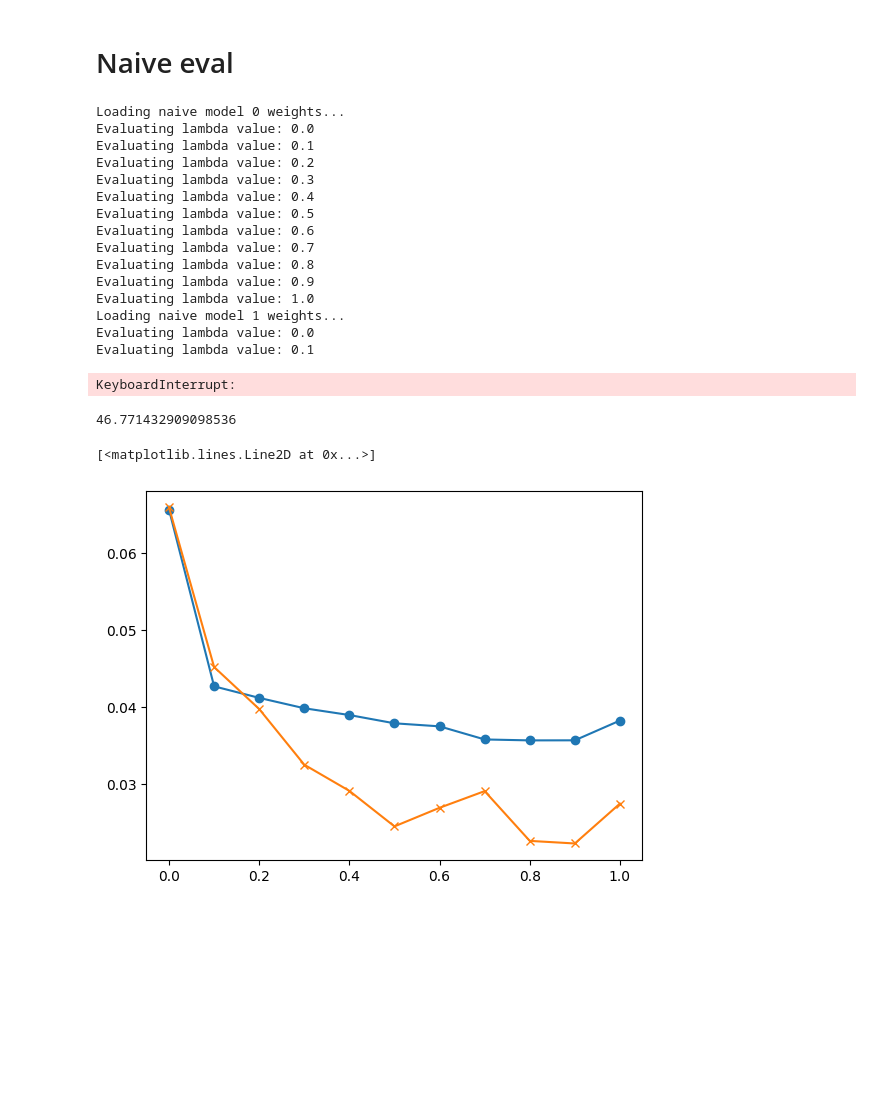
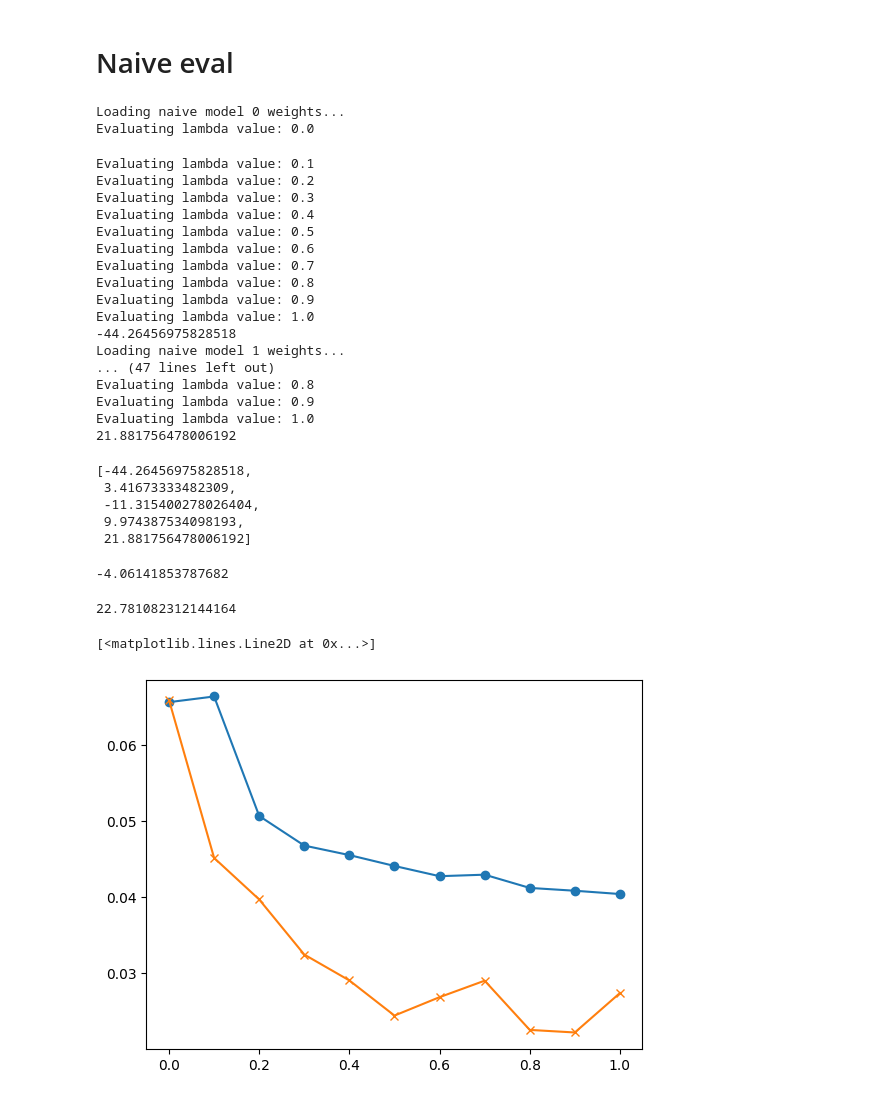
Before and after one commit to harrya32/HTI, a Jupyter notebook: DTR-Bench/rebuttals_eval.ipynb, the cells around one changed output. Saved outputs shown, nothing was run; the diff lists cells and outputs as text; code cells hidden in the pictures; blank space fills up the shorter version.

Commit message:
final naive RL evals

```diff
--- a/DTR-Bench/rebuttals_eval.ipynb
+++ b/DTR-Bench/rebuttals_eval.ipynb
@@ -397,6 +404,10 @@ def naive_forward(action, obs, lambda_val, naive_model):
     if lambda_val <= 0:
         return action
     naive_action = naive_model(torch.tensor(action, device=device), torch.tensor(lambda_val, device=device), torch.tensor(obs, device=device)).cpu().detach().numpy()
+
+    #clip to range [0,10] for first entry and [0,8] for second
+    naive_action[0][0] = np.clip(naive_action[0][0], 0, 10)
+    naive_action[0][1] = np.clip(naive_action[0][1], 0, 8)
     return naive_action
 # %%
 def evaluate_lambda(model, lambda_val, naive_model):
@@ -472,28 +483,27 @@ for i in range(5):
         eval = evaluate_lambda(model, lambda_val, naive_model)
         model_pens.append(eval[0])
         model_rewards.append(eval[2])
-        time.sleep(1)
 
+    print(np.mean(model_rewards))
     naive_rewards.append(model_rewards)
     naive_penalties.append(model_pens)
 # %% [output]
 Loading naive model 0 weights...
 Evaluating lambda value: 0.0
-Evaluating lambda value: 0.1
-Evaluating lambda value: 0.2
-Evaluating lambda value: 0.3
-Evaluating lambda value: 0.4
-Evaluating lambda value: 0.5
-Evaluating lambda value: 0.6
-Evaluating lambda value: 0.7
-Evaluating lambda value: 0.8
-Evaluating lambda value: 0.9
-Evaluating lambda value: 1.0
-Loading naive model 1 weights...
-Evaluating lambda value: 0.0
-Evaluating lambda value: 0.1
-KeyboardInterrupt:
+Evaluating lambda value: 0.1
+Evaluating lambda value: 0.2
+Evaluating lambda value: 0.3
+Evaluating lambda value: 0.4
+Evaluating lambda value: 0.5
+Evaluating lambda value: 0.6
+Evaluating lambda value: 0.7
+Evaluating lambda value: 0.8
+Evaluating lambda value: 0.9
+Evaluating lambda value: 1.0
+-44.26456975828518
+Loading naive model 1 weights...
+... (47 lines left out)
+Evaluating lambda value: 0.8
+Evaluating lambda value: 0.9
+Evaluating lambda value: 1.0
+21.881756478006192
-# %%
-np.mean(rewards)
-# %% [output]
-46.771432909098536
@@ -503,6 +510,23 @@ naive_penalties.append(pens)
+# %%
+[np.mean(i) for i in naive_rewards]
+# %% [output]
+[-44.26456975828518,
+ 3.41673333482309,
+ -11.315400278026404,
+ 9.974387534098193,
+ 21.881756478006192]
+# %%
+np.mean([np.mean(i) for i in naive_rewards])
+# %% [output]
+-4.06141853787682
+# %%
+np.std([np.mean(i) for i in naive_rewards])
+# %% [output]
+22.781082312144164
 # %%
-plt.plot(LAMBDA_VALUES, [-i for i in pens], marker='o')
+plt.plot(LAMBDA_VALUES, [-i for i in model_pens], marker='o')
+true = pd.read_csv('nk_penalty_plots/nk_penalty_data.csv')
 plt.plot(LAMBDA_VALUES, [-i for i in true['Average Penalty']], marker='x')
 # %% [output]
 [<matplotlib.lines.Line2D at 0x...>]
-[figure, old version]
+[figure, new version]
```
Also changed, not shown: parts of 2 cells of this notebook, 7 other files.
